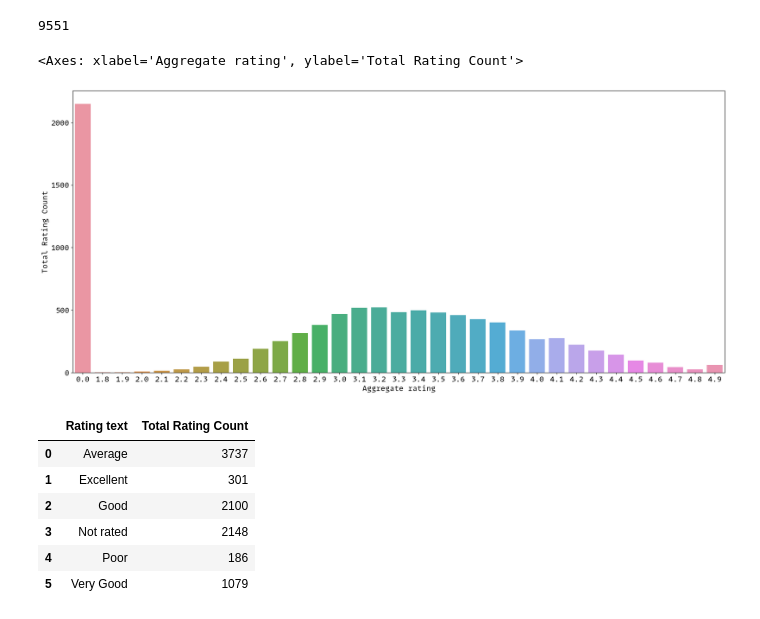
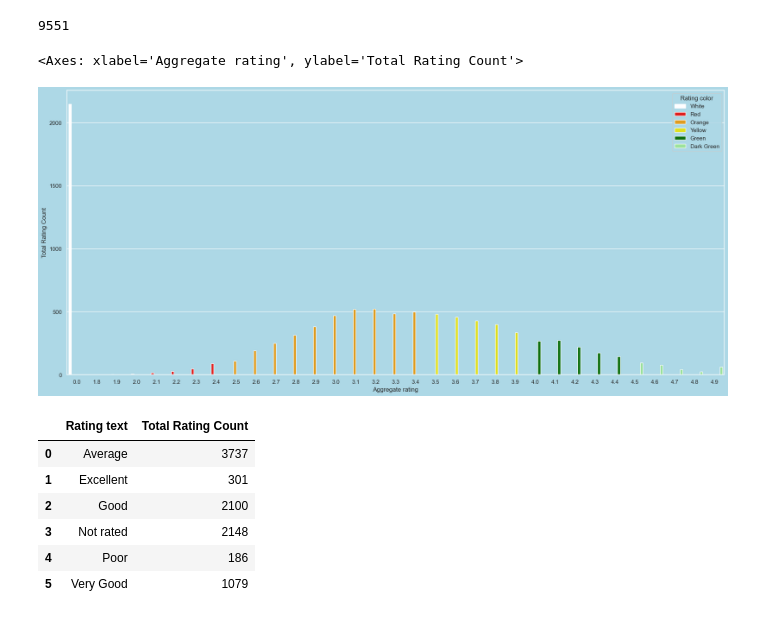
Before and after one commit to karkiayush/zomato_dataset_eda, a Jupyter notebook: analysis.ipynb, the cells around one changed output. Drawn from its saved outputs; the diff is of its cells as text; code cells hidden in the pictures.

Commit message:
some correlation of cols is visualized

```diff
--- a/analysis.ipynb
+++ b/analysis.ipynb
@@ -391,18 +391,25 @@ rating["Total Rating Count"].sum()
 # %%
 """
 0.0: not rated
 1.8 to 2.4: poor rating
 2.5 to 3.4: average rating
 3.5 to 3.9: good rating
 4 to 4.4: very good rating
 4.5 to 4.9: Excellent rating
 """
 
 plt.figure(figsize=(23, 10))
-sns.barplot(data=rating, x="Aggregate rating", y="Total Rating Count")
+sns.set(rc={"axes.facecolor": "lightblue", "figure.facecolor": "lightblue"})
+sns.barplot(
+    data=rating,
+    x="Aggregate rating",
+    y="Total Rating Count",
+    hue="Rating color",
+    palette=["white", "red", "orange", "yellow", "green", "lightgreen"],
+)
 # %% [output]
 <Axes: xlabel='Aggregate rating', ylabel='Total Rating Count'>
-[figure, old version]
+[figure, new version]
 # %%
 rating_types_count = rating.groupby("Rating text")["Total Rating Count"].sum()
 rating_types_count = rating_types_count.reset_index()
```
